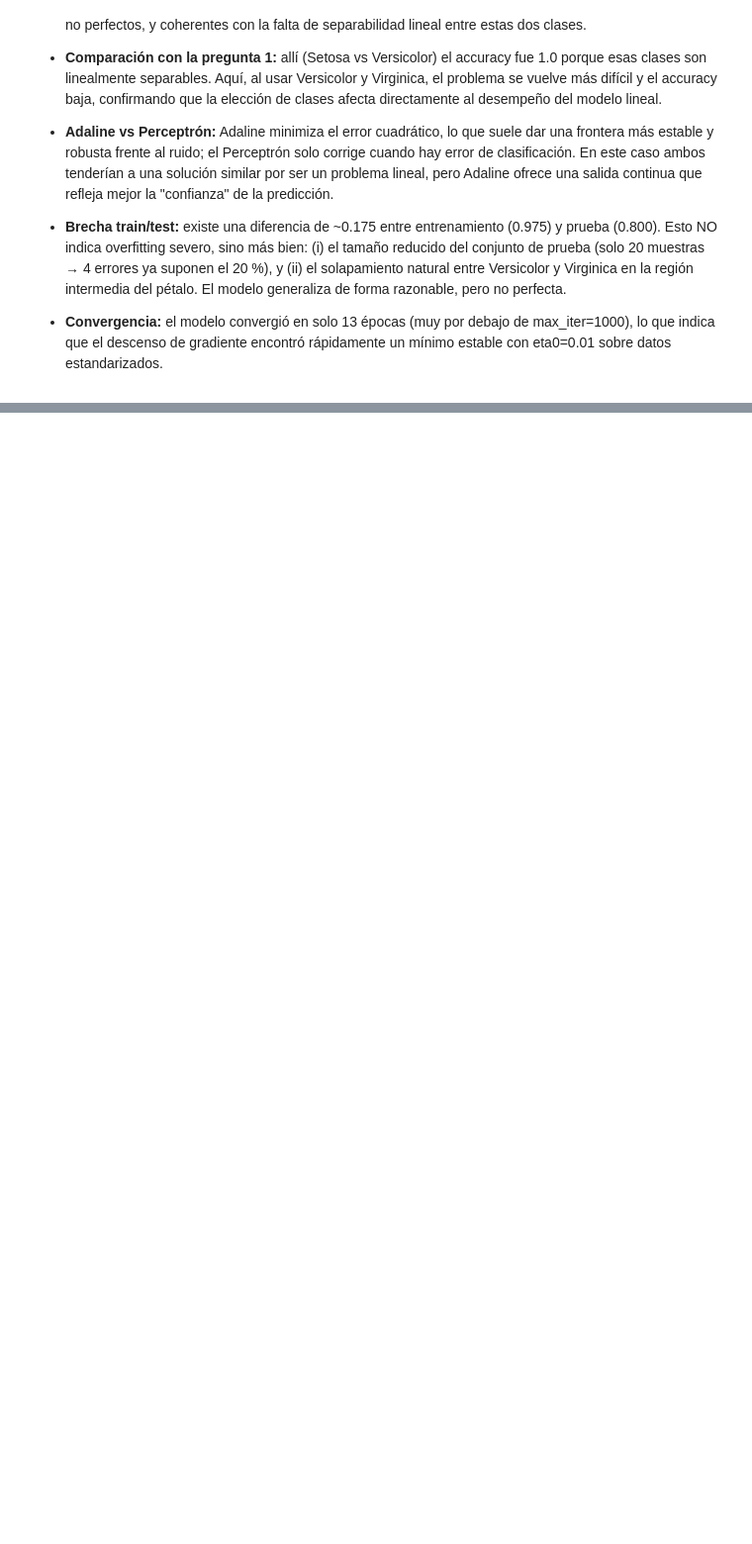
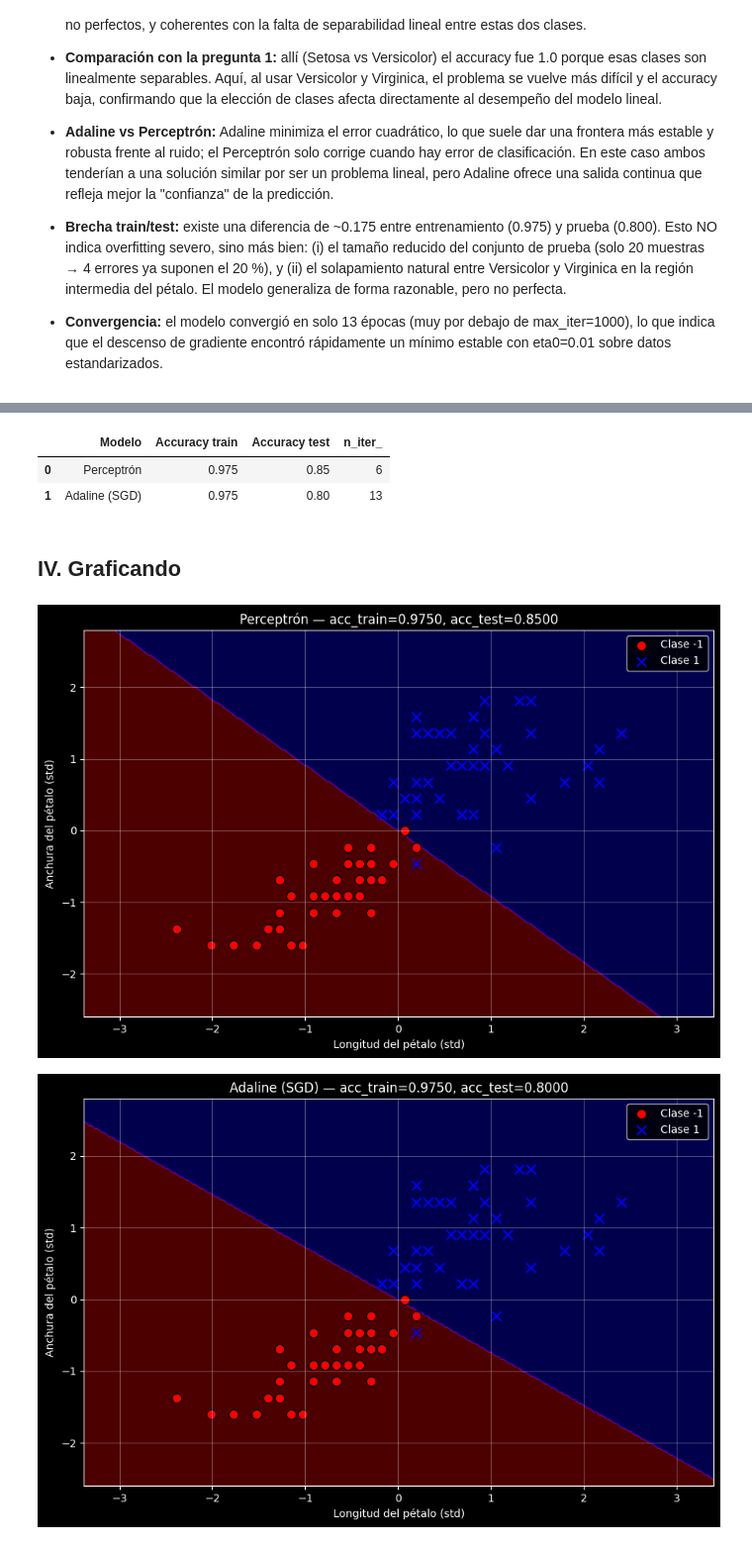
Before and after one commit to Luis-For/perceptr-n_adaline_SGD, a Jupyter notebook: taller.ipynb, the cells around one changed output, grey strips where cells are left out. Shown at 99% size. Drawn from its saved outputs; the diff is of its cells as text; code cells hidden in the pictures; blank space fills up the shorter version.

```diff
--- a/taller.ipynb
+++ b/taller.ipynb
@@ -607,0 +607,12 @@ plt.show()
+# %%
+# Division de datos
+X_train_cmp, X_test_cmp, y_train_cmp, y_test_cmp = train_test_split(
+    X_cmp, y_cmp, test_size=0.2, random_state=42, stratify=y_cmp
+)
+
+# Estandarización
+scaler_cmp = StandardScaler().fit(X_train_cmp)
+X_train_std_cmp = scaler_cmp.transform(X_train_cmp)
+X_test_std_cmp  = scaler_cmp.transform(X_test_cmp)
+
+print("Train:", X_train_std_cmp.shape, "| Test:", X_test_std_cmp.shape)
@@ -607,0 +674,61 @@ plt.show()
+# %%
+# Tabla para resumen de los resultados
+df_cmp = pd.DataFrame({
+    "Modelo": ["Perceptrón", "Adaline (SGD)"],
+    "Accuracy train": [acc_train_percep, acc_train_ada],
+    "Accuracy test":  [acc_test_percep,  acc_test_ada],
+    "n_iter_":        [percep_cmp.n_iter_, adaline_cmp.n_iter_]
+})
+df_cmp
+# %% [output]
+|  | Modelo | Accuracy train | Accuracy test | n_iter_ |
+| 0 | Perceptrón | 0.975 | 0.85 | 6 |
+| 1 | Adaline (SGD) | 0.975 | 0.80 | 13 |
+# %% [markdown]
+## IV. Graficando
+# %%
+# %%
+def plot_decision_regions_cmp(X, y, predict_func, titulo):
+    markers = ('o', 'x')
+    colors  = ('red', 'blue')
+    cmap = ListedColormap(colors)
+
+    x1_min, x1_max = X[:, 0].min()-1, X[:, 0].max()+1
+    x2_min, x2_max = X[:, 1].min()-1, X[:, 1].max()+1
+    xx1, xx2 = np.meshgrid(np.arange(x1_min, x1_max, 0.02),
+                           np.arange(x2_min, x2_max, 0.02))
+
+    Z = predict_func(np.array([xx1.ravel(), xx2.ravel()]).T)
+    Z = np.where(Z >= 0, 1, -1).reshape(xx1.shape)
+
+    plt.contourf(xx1, xx2, Z, alpha=0.3, cmap=cmap)
+    for idx, cl in enumerate(np.unique(y)):
+        plt.scatter(X[y==cl, 0], X[y==cl, 1],
+                    c=colors[idx], marker=markers[idx],
+                    edgecolor='k', s=80, label=f"Clase {cl}")
+    plt.xlabel('Longitud del pétalo (std)')
+    plt.ylabel('Anchura del pétalo (std)')
+    plt.title(titulo)
+    plt.legend(loc='best')
+    plt.grid(True, alpha=0.3)
+
+plt.style.use("dark_background")
+
+# --- Gráfica 1: Perceptrón ---
+plt.figure(figsize=(9, 6))
+plot_decision_regions_cmp(X_train_std_cmp, y_train_cmp,
+                          percep_cmp.predict,
+                          f"Perceptrón — acc_train={acc_train_percep:.4f}, acc_test={acc_test_percep:.4f}")
+plt.tight_layout()
+plt.show()
+
+# --- Gráfica 2: Adaline (SGD) ---
+plt.figure(figsize=(9, 6))
+plot_decision_regions_cmp(X_train_std_cmp, y_train_cmp,
+                          lambda X: a_clases_cmp(adaline_cmp.predict(X)),
+                          f"Adaline (SGD) — acc_train={acc_train_ada:.4f}, acc_test={acc_test_ada:.4f}")
+plt.tight_layout()
+plt.show()
+# %% [output]
+[figure, added]
+[figure, added]
```
Also changed, not shown: parts of 12 cells of this notebook.
